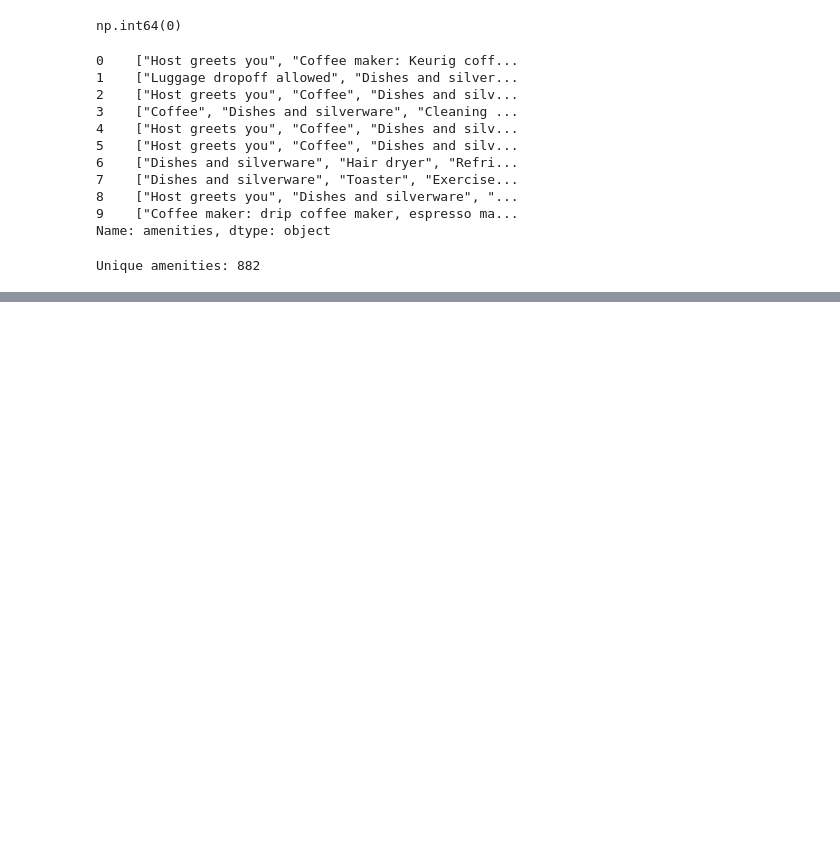
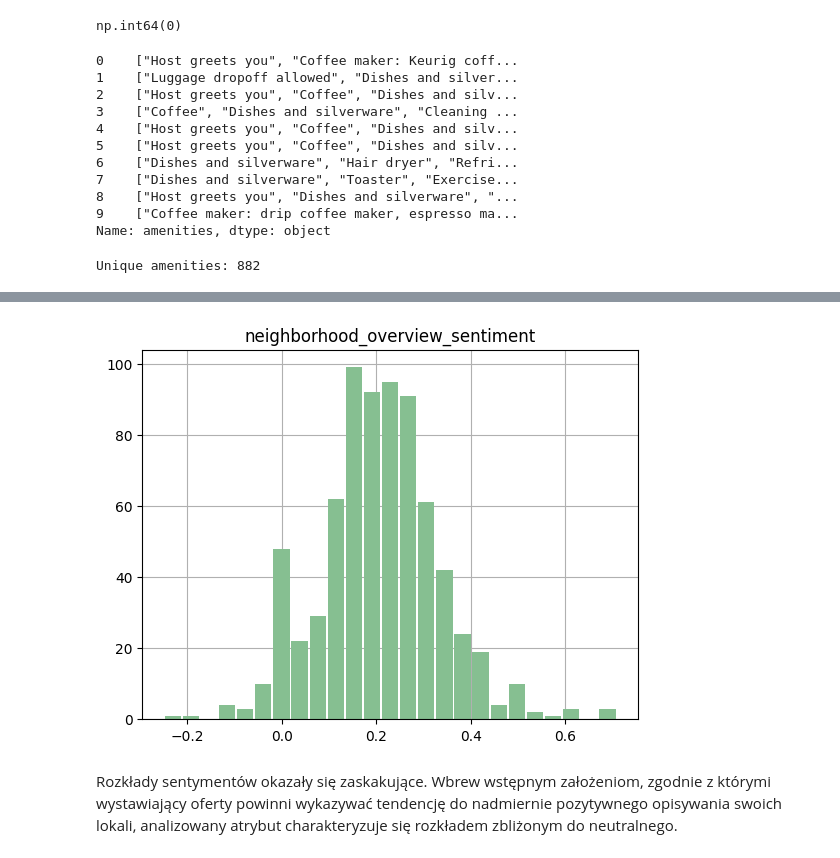
Before and after one commit to susek555/IUM, a Jupyter notebook: notebooks/preprocessing_01.ipynb, the cells around one changed output, grey strips where cells are left out. Saved outputs shown, nothing was run; the diff lists cells and outputs as text; code cells hidden in the pictures; blank space fills up the shorter version.

```diff
--- a/notebooks/preprocessing_01.ipynb
+++ b/notebooks/preprocessing_01.ipynb
@@ -335,0 +363,3 @@ Name: count, dtype: int64
+# %%
+listings = convert_neighborhood_overview_to_setiment(listings)
+listings["neighborhood_overview_sentiment"].describe()
@@ -335,0 +376,6 @@ Name: count, dtype: int64
+# %%
+hist = listings.hist(bins=25, column="neighborhood_overview_sentiment", color="#86bf91", zorder=2, rwidth=0.9)
+# %% [output]
+[figure, added]
+# %% [markdown]
+Rozkłady sentymentów okazały się zaskakujące. Wbrew wstępnym założeniom, zgodnie z którymi wystawiający oferty powinni wykazywać tendencję do nadmiernie pozytywnego opisywania swoich lokali, analizowany atrybut charakteryzuje się rozkładem zbliżonym do neutralnego.
```
Also changed, not shown: parts of 54 cells of this notebook, 5 other files.
